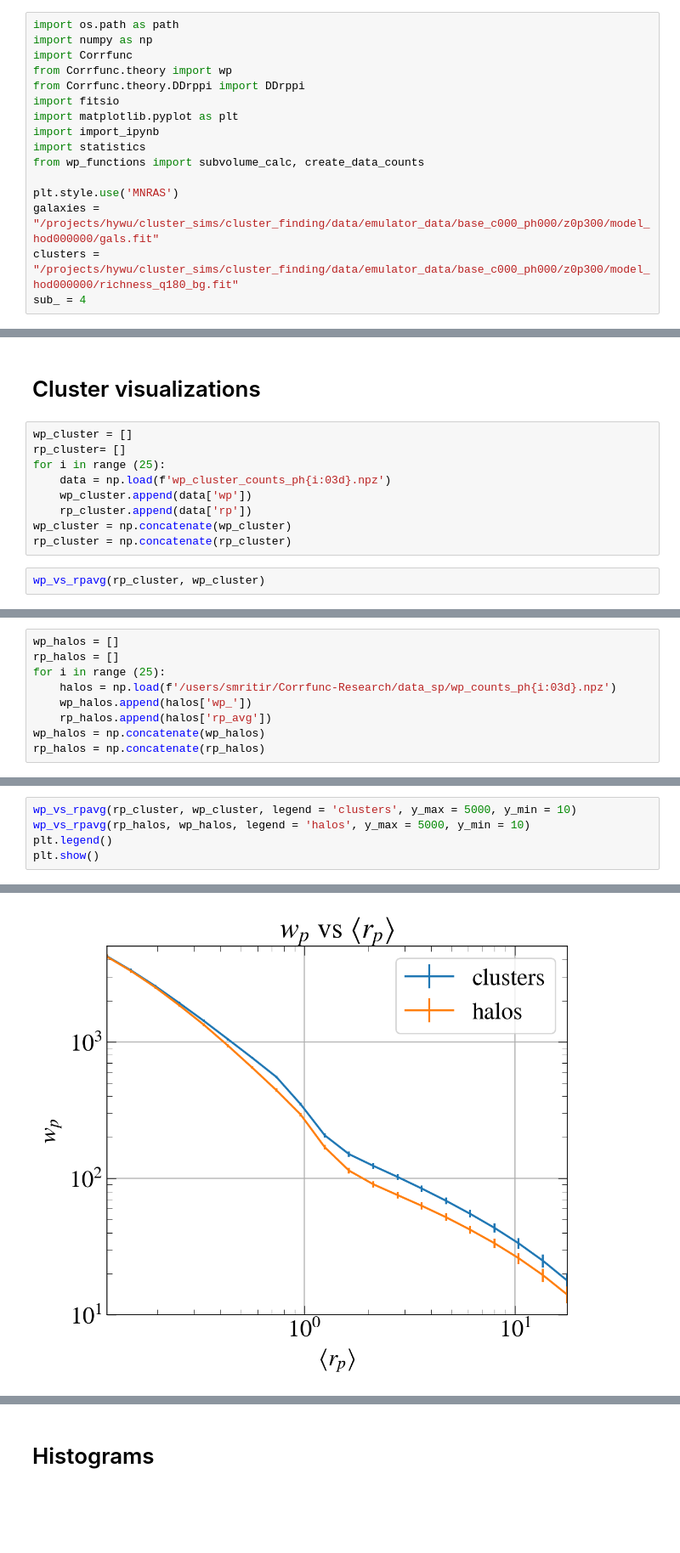
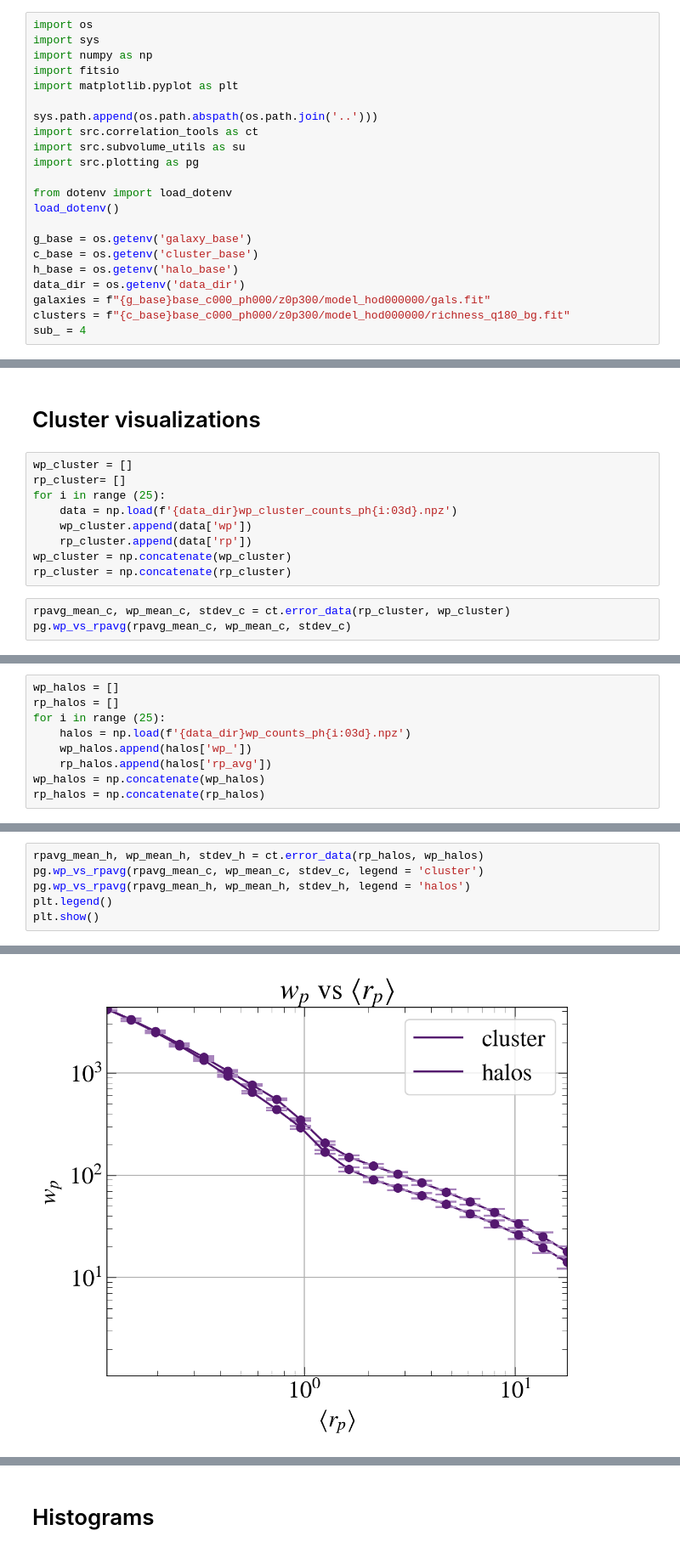
Before and after one commit to smritiramakrishnan/Corrfunc-Research, a Jupyter notebook: notebooks/02_wp_cluster_counts_vis.ipynb, the cells around one changed output, grey strips where cells are left out. Shown at 85% size. Saved outputs shown, nothing was run; the diff lists cells and outputs as text; blank space fills up the shorter version.

```diff
--- a/notebooks/wp_cluster_counts_vis.ipynb
+++ b/notebooks/02_wp_cluster_counts_vis.ipynb
@@ -1,16 +1,22 @@
 # %%
-import os.path as path
+import os
+import sys
 import numpy as np
-import Corrfunc
-from Corrfunc.theory import wp
-from Corrfunc.theory.DDrppi import DDrppi
 import fitsio
 import matplotlib.pyplot as plt
-import import_ipynb
-import statistics
-from wp_functions import subvolume_calc, create_data_counts
 
-plt.style.use('MNRAS')
-galaxies = "/projects/hywu/cluster_sims/cluster_finding/data/emulator_data/base_c000_ph000/z0p300/model_hod000000/gals.fit"
-clusters = "/projects/hywu/cluster_sims/cluster_finding/data/emulator_data/base_c000_ph000/z0p300/model_hod000000/richness_q180_bg.fit"
+sys.path.append(os.path.abspath(os.path.join('..')))
+import src.correlation_tools as ct
+import src.subvolume_utils as su
+import src.plotting as pg
+
+from dotenv import load_dotenv
+load_dotenv()
+
+g_base = os.getenv('galaxy_base')
+c_base = os.getenv('cluster_base')
+h_base = os.getenv('halo_base')
+data_dir = os.getenv('data_dir')
+galaxies = f"{g_base}base_c000_ph000/z0p300/model_hod000000/gals.fit"
+clusters = f"{c_base}base_c000_ph000/z0p300/model_hod000000/richness_q180_bg.fit"
 sub_ = 4
@@ -71,11 +26,12 @@ def plot_fractional_error(rpavg_, wp_, y_max = 0, y_min = 0, legend = ''):
 wp_cluster = []
 rp_cluster= []
 for i in range (25):
-    data = np.load(f'wp_cluster_counts_ph{i:03d}.npz')
+    data = np.load(f'{data_dir}wp_cluster_counts_ph{i:03d}.npz')
     wp_cluster.append(data['wp'])
     rp_cluster.append(data['rp'])
 wp_cluster = np.concatenate(wp_cluster)
 rp_cluster = np.concatenate(rp_cluster)
 # %%
-wp_vs_rpavg(rp_cluster, wp_cluster)
+rpavg_mean_c, wp_mean_c, stdev_c = ct.error_data(rp_cluster, wp_cluster)
+pg.wp_vs_rpavg(rpavg_mean_c, wp_mean_c, stdev_c)
 # %% [output]
@@ -94,7 +50,7 @@ plot_fractional_error(rp_cluster, wp_cluster, y_max=0.15, y_min = 0.015)
 wp_halos = []
 rp_halos = []
 for i in range (25):
-    halos = np.load(f'/users/smritir/Corrfunc-Research/data_sp/wp_counts_ph{i:03d}.npz')
+    halos = np.load(f'{data_dir}wp_counts_ph{i:03d}.npz')
     wp_halos.append(halos['wp_'])
     rp_halos.append(halos['rp_avg'])
 wp_halos = np.concatenate(wp_halos)
@@ -104,8 +60,9 @@ plot_results(rp_halos, wp_halos)
 # %% [output]
 [figure]
 # %%
-wp_vs_rpavg(rp_cluster, wp_cluster, legend = 'clusters', y_max = 5000, y_min = 10)
-wp_vs_rpavg(rp_halos, wp_halos, legend = 'halos', y_max = 5000, y_min = 10)
+rpavg_mean_h, wp_mean_h, stdev_h = ct.error_data(rp_halos, wp_halos)
+pg.wp_vs_rpavg(rpavg_mean_c, wp_mean_c, stdev_c, legend = 'cluster')
+pg.wp_vs_rpavg(rpavg_mean_h, wp_mean_h, stdev_h, legend = 'halos')
 plt.legend()
 plt.show()
 # %% [output]
@@ -114,2 +71,2 @@ plt.show()
-[figure, old version]
+[figure, new version]
 # %%
```
Also changed, not shown: parts of 15 cells of this notebook, 10 other files.
